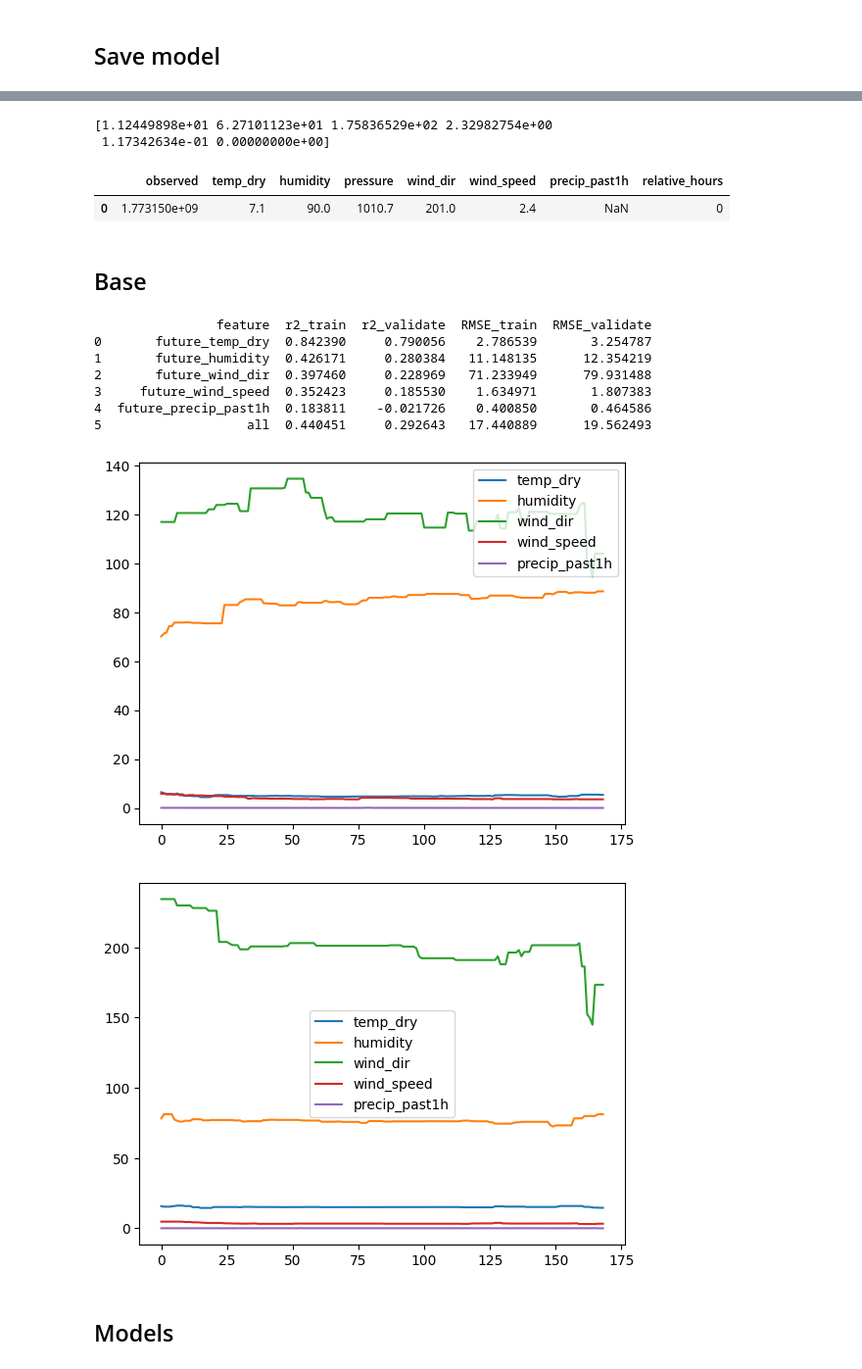
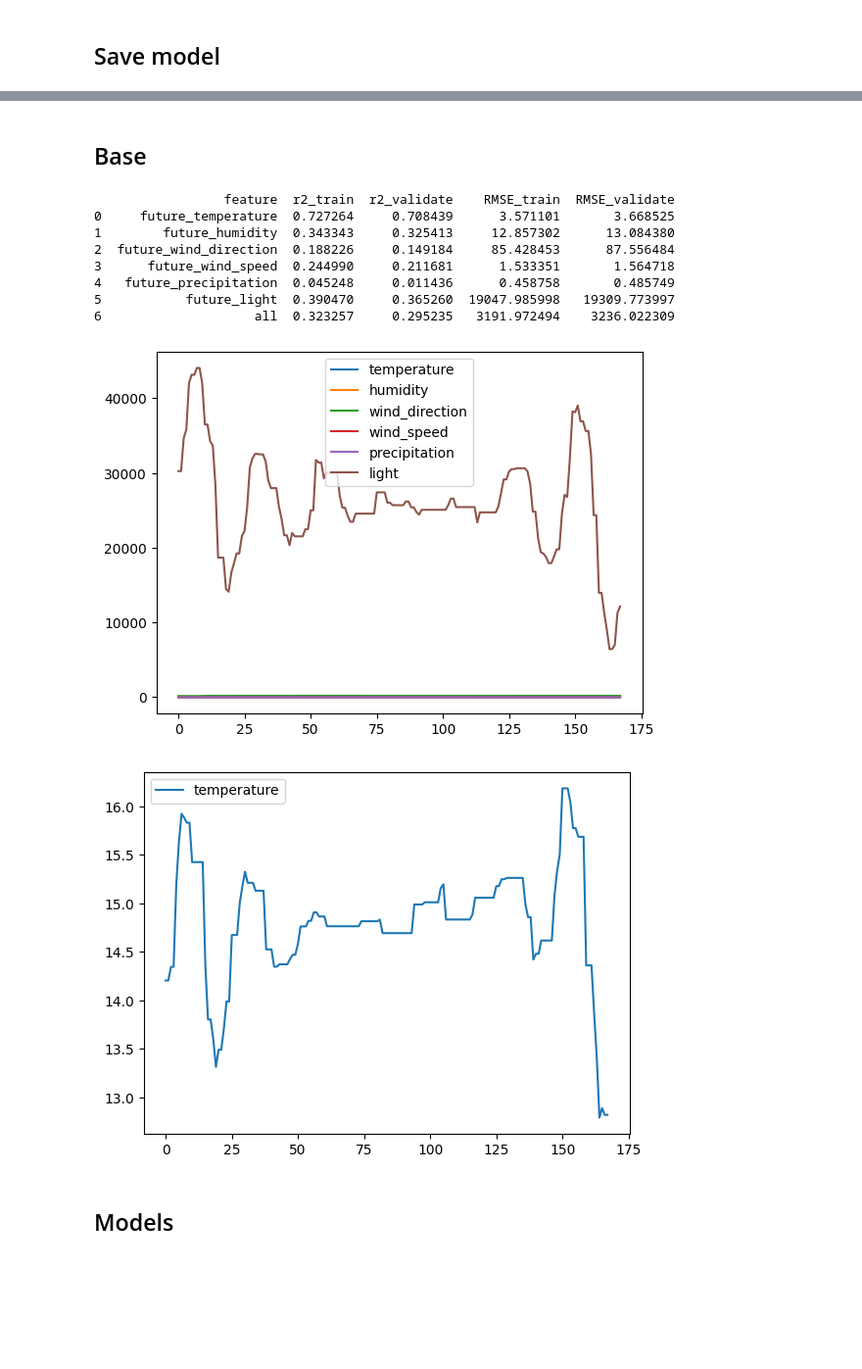
Before and after one commit to SEP4-DK1-2026/MAL, a Jupyter notebook: src/test_fpc.ipynb, the cells around one changed output, grey strips where cells are left out. Shown at 98% size. Drawn from its saved outputs; the diff is of its cells as text; code cells hidden in the pictures; blank space fills up the shorter version.

Commit message:
Update to use new data

```diff
--- a/src/test_fpc.ipynb
+++ b/src/test_fpc.ipynb
@@ -190,24 +171,13 @@ def split_time(X, year=True, month=True, day=True, hour=True, minute=False, seco
 
     return X
-# %%
-def get_sets(data, pipeline, features, days_range=7, n=10000, extra_points=[], do_scale=False, seed=42, do_split=True):
-    data = pipeline.fit_transform(data).reset_index(drop=True)
-
-    data_samples = get_data_samples(data, features, seed, days_range=days_range, n=n, extra_points=extra_points)
-
-    y_lables = [f"future_{feature}" for feature in features]
-    y = data_samples[[*y_lables]]
-    X = data_samples.drop(y_lables, axis="columns")
-    if do_scale:
-        X = StandardScaler().fit_transform(X)
-    if do_split:
-        return split_set(X, y, seed)
-    else:
-        return (X, y)
 # %% [markdown]
 ### Read data
 # %%
-raw_data = pd.read_csv(Path("../data/observations_06102_unixtime.csv"))
+raw_data = pd.read_parquet(Path("../data/historical_data_06102.parquet"))
+raw_data_limited = raw_data.dropna().sample(n=100000, random_state=SEED)
+sets_limited = get_sets(raw_data_limited, seed=SEED)
+raw_data_ultra_limited = drop_before(raw_data.dropna(), datetime.now() - timedelta(days=365*2)).sample(n=10000, random_state=SEED)
+sets_ultra_limited = get_sets(raw_data_ultra_limited, seed=SEED)
 # %% [markdown]
 # Experiments
 # %% [markdown]
@@ -366,32 +276,30 @@ array([[1.12449898e+01, 6.27101123e+01, 1.75836529e+02, 2.32982754e+00,
-# %%
-for row in prediction:
-    print(np.concatenate([row, [0]]))
-# %% [output]
-[1.12449898e+01 6.27101123e+01 1.75836529e+02 2.32982754e+00
- 1.17342634e-01 0.00000000e+00]
-# %%
-raw_data[:1]
-# %% [output]
-|  | observed | temp_dry | humidity | pressure | wind_dir | wind_speed | precip_past1h | relative_hours |
-| 0 | 1.773150e+09 | 7.1 | 90.0 | 1010.7 | 201.0 | 2.4 | NaN | 0 |
 # %% [markdown]
 ## Base
 # %%
 model = MultiOutputRegressor(HistGradientBoostingRegressor(max_depth=5, random_state=SEED))
-fit_and_score(model, base_sets)
+preprocessor = Pipeline([
+    ("NaN_dropper", FunctionTransformer(drop_nan)),
+    ("time_spliter", FunctionTransformer(split_time)),
+])
+model = Pipeline([
+    ("preprocessor", preprocessor),
+    ("model", model)
+])
+fit_and_score(model, sets_limited)
 
-plot_temps(model, datetime(2026, 3, 25, 13), 6.6, 73.2, 987.5, 95, 9.8, 1.2, FEATURES)
-plot_temps(model, datetime(2025, 8, 6, 5), 11.4, 88, 1013.9, 238, 4.3, 0, FEATURES)
+plot_predictions(model, sets_limited[1][0][:1], 24 * 7)
+plot_predictions(model, sets_limited[1][0][:1], 24 * 7, just=["temperature"])
 # %% [output]
-                feature  r2_train  r2_validate  RMSE_train  RMSE_validate
-0       future_temp_dry  0.842390     0.790056    2.786539       3.254787
-1       future_humidity  0.426171     0.280384   11.148135      12.354219
-2       future_wind_dir  0.397460     0.228969   71.233949      79.931488
-3     future_wind_speed  0.352423     0.185530    1.634971       1.807383
-4  future_precip_past1h  0.183811    -0.021726    0.400850       0.464586
-5                   all  0.440451     0.292643   17.440889      19.562493
+                 feature  r2_train  r2_validate    RMSE_train  RMSE_validate
+0     future_temperature  0.727264     0.708439      3.571101       3.668525
+1        future_humidity  0.343343     0.325413     12.857302      13.084380
+2  future_wind_direction  0.188226     0.149184     85.428453      87.556484
+3      future_wind_speed  0.244990     0.211681      1.533351       1.564718
+4   future_precipitation  0.045248     0.011436      0.458758       0.485749
+5           future_light  0.390470     0.365260  19047.985998   19309.773997
+6                    all  0.323257     0.295235   3191.972494    3236.022309
-[figure, old version]
+[figure, new version]
-[figure, old version]
+[figure, new version]
 # %% [markdown]
 ## Models
 # %% [markdown]
```
Also changed, not shown: parts of 35 cells of this notebook, 1 other file.
